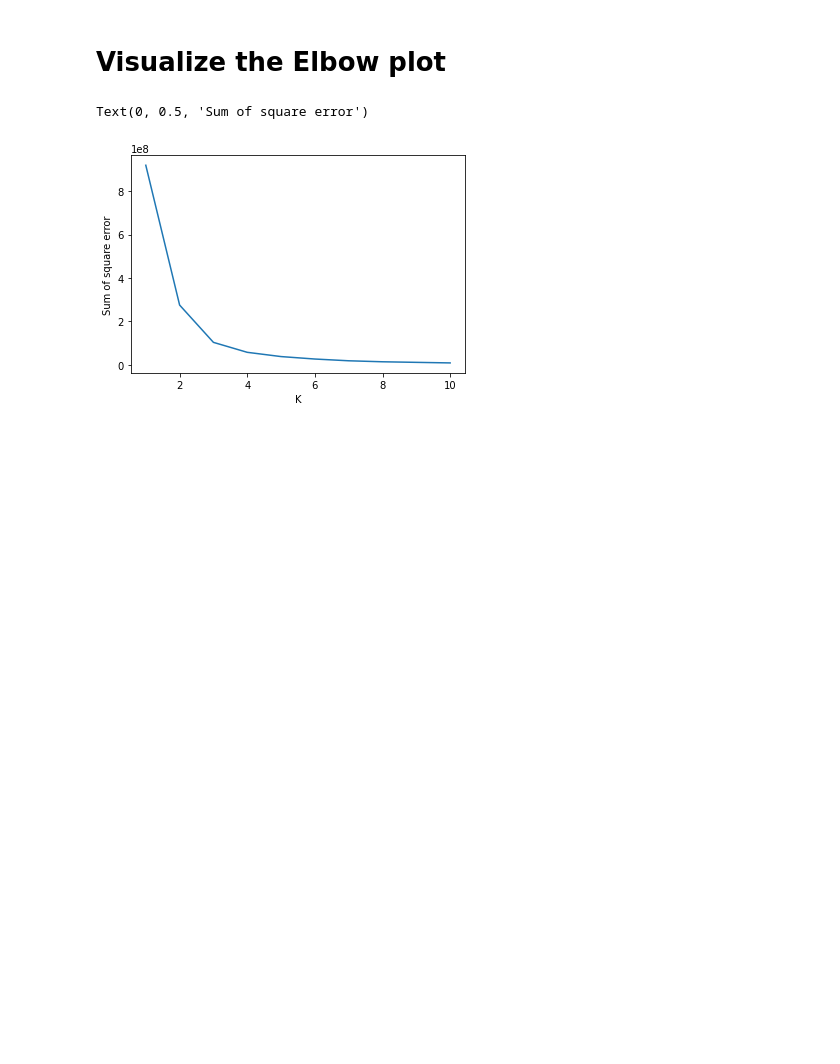
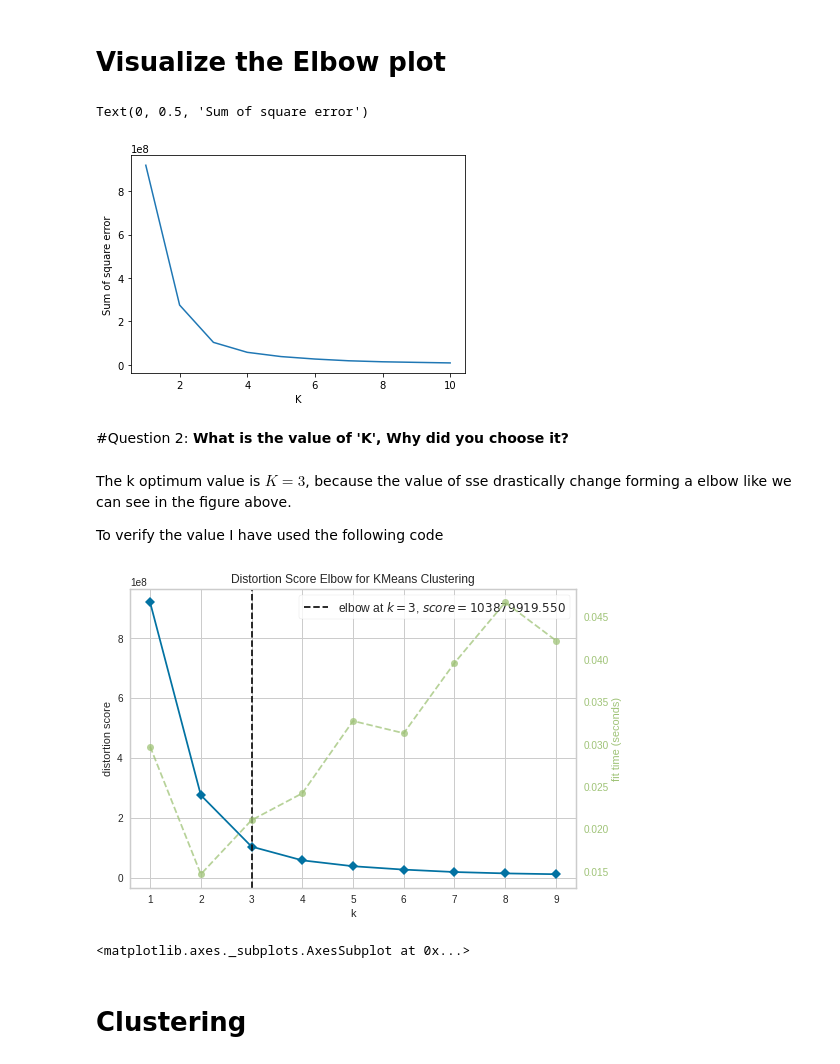
Before and after one commit to Valerylu97/Machine_Learning, a Jupyter notebook: Machine_Learning_Laboratory.ipynb, the cells around one changed output. Cells and saved outputs as stored; diff of their text form; code cells hidden in the pictures; blank space fills up the shorter version.

```diff
--- a/Machine_Learning_Laboratory.ipynb
+++ b/Machine_Learning_Laboratory.ipynb
@@ -96,3 +96,24 @@ plt.ylabel('Sum of square error')
 # %% [output]
 Text(0, 0.5, 'Sum of square error')
 [figure]
+# %% [markdown]
+#Question 2:
+**What is the value of 'K', Why did you choose it?**
+# %% [markdown]
+The k optimum value is $K=3$, because the value of sse drastically change forming a elbow like we can see in the figure above.
+
+To verify the value I have used the following code
+# %%
+from yellowbrick.cluster import KElbowVisualizer
+
+# Instantiate the clustering model and visualizer
+model = KMeans()
+visualizer = KElbowVisualizer(model, k=(1,10))
+
+visualizer.fit(df)        # Fit the data to the visualizer
+visualizer.show()        # Finalize and render the figure
+# %% [output]
+[figure, added]
+<matplotlib.axes._subplots.AxesSubplot at 0x...>
+# %% [markdown]
+# Clustering
```
Also changed, not shown: parts of 11 cells of this notebook.
